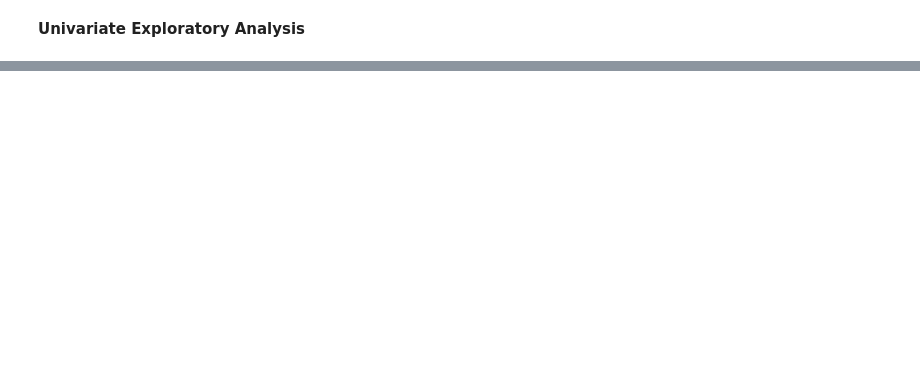
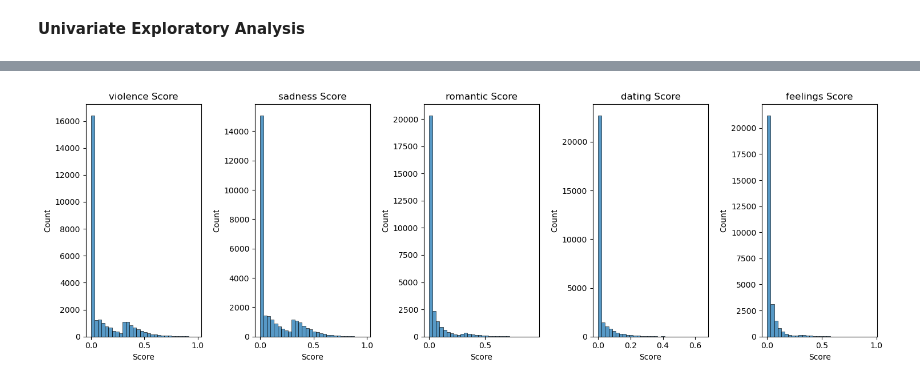
Before and after one commit to Seribii1o1/Music-Recommendation-Algorithm, a Jupyter notebook: code/EDA.ipynb, the cells around one changed output, grey strips where cells are left out. Cells and saved outputs as stored; diff of their text form; code cells hidden in the pictures; blank space fills up the shorter version.

```diff
--- a/code/EDA.ipynb
+++ b/code/EDA.ipynb
@@ -151,0 +196,13 @@ Index(['artist_name', 'track_name', 'release_date', 'genre', 'lyrics', 'len',
+# %%
+# Distribution of key theme scores
+themes = ['violence', 'sadness', 'romantic', 'dating', 'feelings']
+plt.figure(figsize=(15, 5))
+for i, theme in enumerate(themes, 1):
+    plt.subplot(1, 5, i)
+    sns.histplot(df[theme], bins=30, kde=False)
+    plt.title(f'{theme.replace("/", " ")} Score')
+    plt.xlabel('Score')
+plt.tight_layout()
+plt.show()
+# %% [output]
+[figure, added]
```
Also changed, not shown: parts of 7 cells of this notebook.
